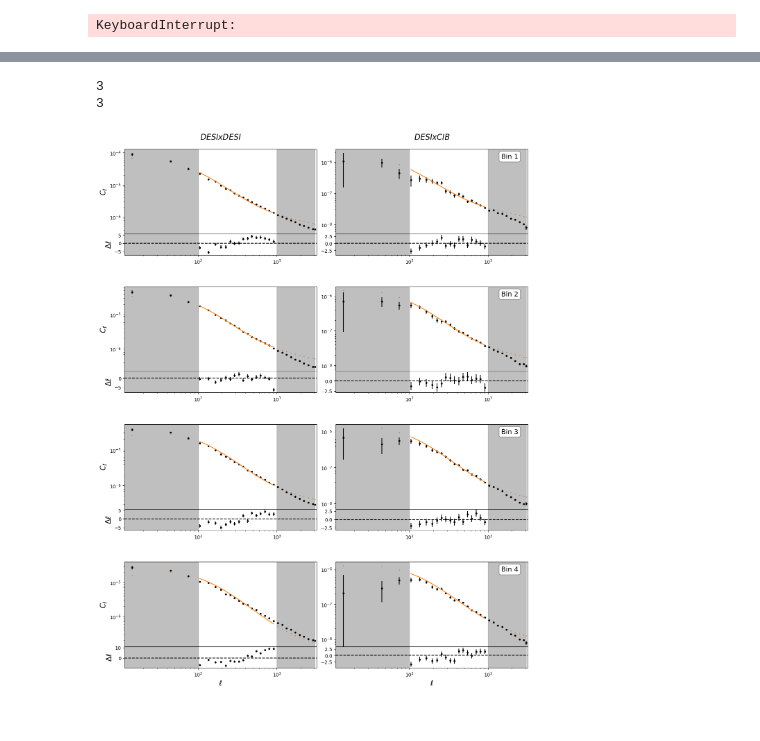
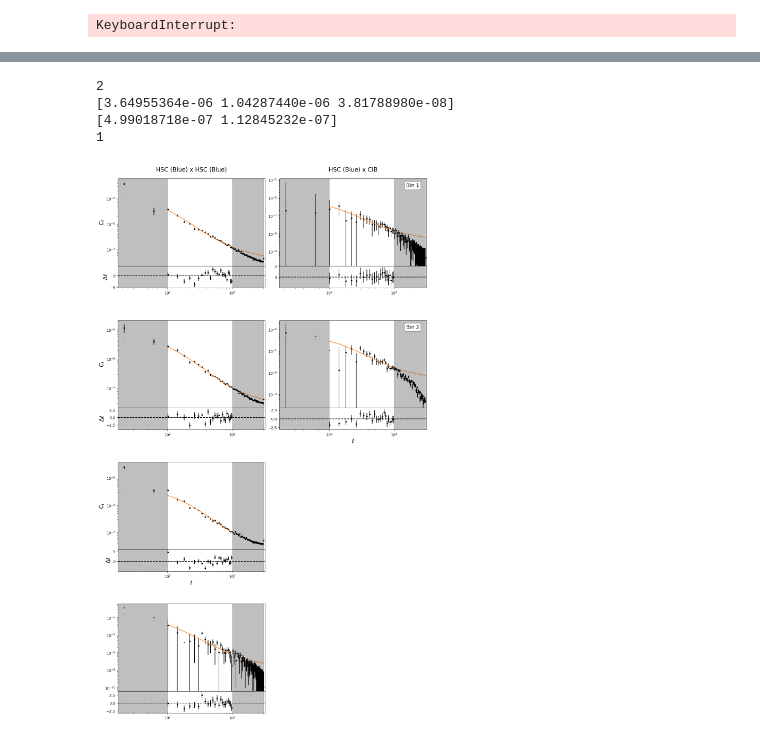
Before and after one commit to NattyDuzza/APEX, a Jupyter notebook: Plotting-Example.ipynb, the cells around one changed output, grey strips where cells are left out. Saved outputs shown, nothing was run; the diff lists cells and outputs as text; code cells hidden in the pictures.

```diff
--- a/Plotting-Example.ipynb
+++ b/Plotting-Example.ipynb
@@ -43,11 +80,13 @@ s.define_alias('CIBLenz__857', 'CIBLenz__3')
 # %%
 mmodel = ap.MaleubreModel(
-    Tracer1Workspace=cibwsp,
-    Tracer2Workspace=gdwsp,
+    Tracer1Workspace=gdwsp,
+    Tracer2Workspace=cibwsp,
     tracer_combos=tracer_combos,
     sacc_workspace=s,
     cosmology=cosmo,
-    logged_N=True
+    logged_N=True,
+    min_ell=100,
+    max_ell=1000
 )
 # %%
 mcmc = ap.MCMCWorkspace(
@@ -151,0 +191,12 @@ Using full ells for tracer combination CIBLenz__857 and DESI_LRG__3
+# %%
+# blue HSC map
+
+modelled = mmodel.get_modelled_data(
+    b_gs=np.array([0.968141, 1.041514, 1.211321, 0.77414]),
+    N_ggs=np.array([-9.833607, -0.914401, -5.354204, -10.95943]),
+    A_ggs=np.array([5.162917, 7.920014, 10.23, 8.345604]),
+    N_gnus=np.array([-5.27573, -7.276283, -11.9157, -15.0]),
+    A_gnus=np.array([0.542107, 2.166792, 5.607997, 0.042057]),
+    bpsfrs=np.array([0.070701, 0.156573, 0.441087, 0.034104]),
+    full_ells=True
+)
@@ -168,17 +235,19 @@ Getting C_ell for tracer combination CIBLenz__857 and DESI_LRG__3
 # %%
 plotter = ap.Plots(s)
 
 plotter.create_grid_plot(
-    subplot_titles=['$DESIx DESI$', '$DESI x CIB$'],
+    subplot_titles=['HSC (Blue) x HSC (Blue)', 'HSC (Blue) x CIB'],
     subplot_tracer_combos=tracer_combos,
     measured_data=measured_data,
     measured_data_err=errors,
     modelled_data=modelled,
     cut_positions=[100, 1000],
     residuals=True,
     full_ells=True
 )
 # %% [output]
-3
-3
+2
+[3.64955364e-06 1.04287440e-06 3.81788980e-08]
+[4.99018718e-07 1.12845232e-07]
+1
-[figure, old version]
+[figure, new version]
```
Also changed, not shown: parts of 6 cells of this notebook, 1 other file.
